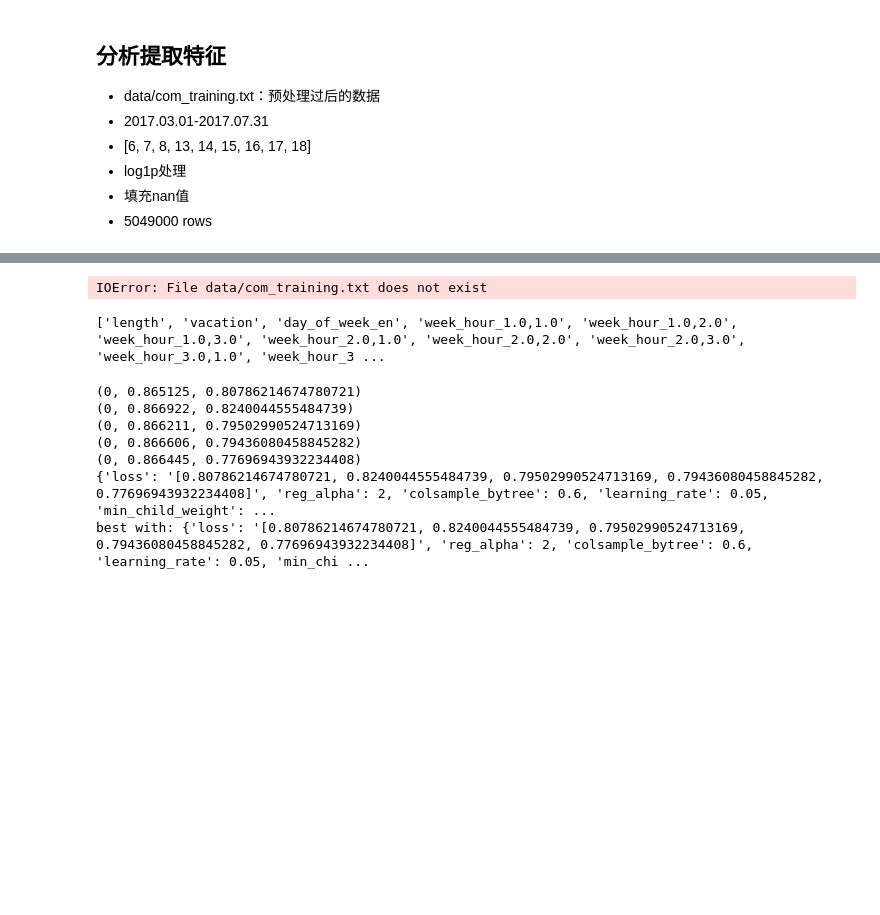
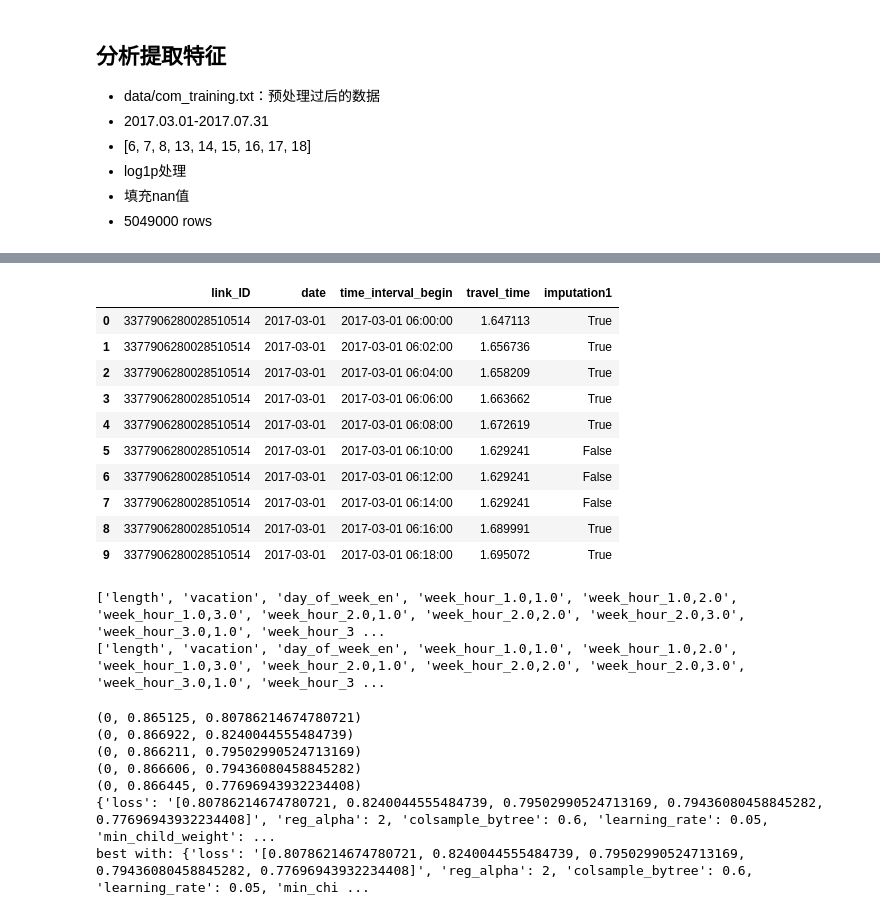
Before and after one commit to zydarChen/predict_17, a Jupyter notebook: ali/training.ipynb, the cells around one changed output, grey strips where cells are left out. Saved outputs shown, nothing was run; the diff lists cells and outputs as text; code cells hidden in the pictures; blank space fills up the shorter version.

```diff
--- a/ali/training.ipynb
+++ b/ali/training.ipynb
@@ -18,8 +16,18 @@ ImportError: No module named xgboost
 # %%
-df = pd.read_csv('data/com_training.txt', delimiter=';', parse_dates=['time_interval_begin'], dtype={'link_ID': object})
-df
+df = pd.read_csv('../../TimeSeriesPrediction/data/com_training.txt', delimiter=';', parse_dates=['time_interval_begin'], dtype={'link_ID': object})
+df.head(10)
 # %% [output]
-IOError: File data/com_training.txt does not exist
+|  | link_ID | date | time_interval_begin | travel_time | imputation1 |
+| 0 | 3377906280028510514 | 2017-03-01 | 2017-03-01 06:00:00 | 1.647113 | True |
+| 1 | 3377906280028510514 | 2017-03-01 | 2017-03-01 06:02:00 | 1.656736 | True |
+| 2 | 3377906280028510514 | 2017-03-01 | 2017-03-01 06:04:00 | 1.658209 | True |
+| 3 | 3377906280028510514 | 2017-03-01 | 2017-03-01 06:06:00 | 1.663662 | True |
+| 4 | 3377906280028510514 | 2017-03-01 | 2017-03-01 06:08:00 | 1.672619 | True |
+| 5 | 3377906280028510514 | 2017-03-01 | 2017-03-01 06:10:00 | 1.629241 | False |
+| 6 | 3377906280028510514 | 2017-03-01 | 2017-03-01 06:12:00 | 1.629241 | False |
+| 7 | 3377906280028510514 | 2017-03-01 | 2017-03-01 06:14:00 | 1.629241 | False |
+| 8 | 3377906280028510514 | 2017-03-01 | 2017-03-01 06:16:00 | 1.689991 | True |
+| 9 | 3377906280028510514 | 2017-03-01 | 2017-03-01 06:18:00 | 1.695072 | True |
 # %%
 # 时间特征
 def create_lagging(df, df_original, i):
@@ -217,7 +225,7 @@ def train(df, params, best, vis=False):
 # valid_feature中不包括lagging特征，包括['minute_series', 'travel_time']
 
 lagging = 5
-df = pd.read_csv('data/training.txt', delimiter=';', parse_dates=['time_interval_begin'], dtype={'link_ID': object})
+df = pd.read_csv('../../TimeSeriesPrediction/data/training.txt', delimiter=';', parse_dates=['time_interval_begin'], dtype={'link_ID': object})
 lagging_feature = ['lagging%01d' % e for e in range(lagging, 0, -1)]  # 生成lagging特征
 base_feature = [x for x in df.columns.values.tolist() if x not in ['time_interval_begin', 'link_ID', 'link_ID_int',
                                                                    'date', 'travel_time', 'imputation1',
@@ -228,8 +236,10 @@ train_feature.extend(lagging_feature)
 valid_feature = list(base_feature)
 valid_feature.extend(['minute_series', 'travel_time'])
 print train_feature
+print valid_feature
 # %% [output]
 ['length', 'vacation', 'day_of_week_en', 'week_hour_1.0,1.0', 'week_hour_1.0,2.0', 'week_hour_1.0,3.0', 'week_hour_2.0,1.0', 'week_hour_2.0,2.0', 'week_hour_2.0,3.0', 'week_hour_3.0,1.0', 'week_hour_3 ...
+['length', 'vacation', 'day_of_week_en', 'week_hour_1.0,1.0', 'week_hour_1.0,2.0', 'week_hour_1.0,3.0', 'week_hour_2.0,1.0', 'week_hour_2.0,2.0', 'week_hour_2.0,3.0', 'week_hour_3.0,1.0', 'week_hour_3 ...
 # %%
 # train
 params_grid = {
```
Also changed, not shown: parts of 11 cells of this notebook, 4 other files.
